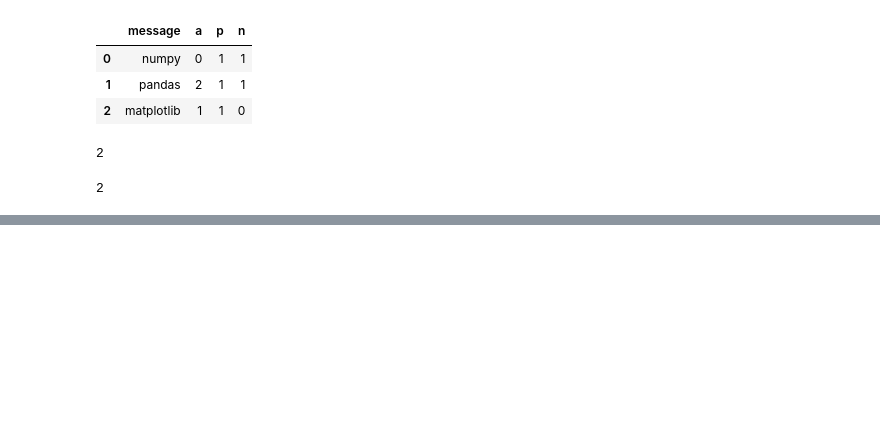
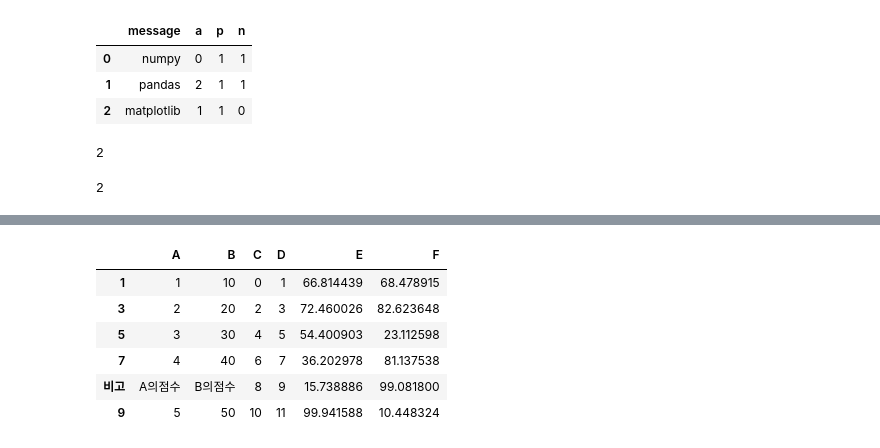
Before and after one commit to freamwork97/TIS, a Jupyter notebook: 판다스연습.ipynb, the cells around one changed output, grey strips where cells are left out. Cells and saved outputs as stored; diff of their text form; code cells hidden in the pictures; blank space fills up the shorter version.

```diff
--- a/판다스연습.ipynb
+++ b/판다스연습.ipynb
@@ -244,0 +784,19 @@ data
+# %%
+a= []
+c=[]
+for i in range(6):
+  b = np.random.random()*100
+  d = np.random.random()*100
+  a.append(b)
+  c.append(d)
+df['E']=a
+df['F']=c
+df
+# %% [output]
+|  | A | B | C | D | E | F |
+| 1 | 1 | 10 | 0 | 1 | 66.814439 | 68.478915 |
+| 3 | 2 | 20 | 2 | 3 | 72.460026 | 82.623648 |
+| 5 | 3 | 30 | 4 | 5 | 54.400903 | 23.112598 |
+| 7 | 4 | 40 | 6 | 7 | 36.202978 | 81.137538 |
+| 비고 | A의점수 | B의점수 | 8 | 9 | 15.738886 | 99.081800 |
+| 9 | 5 | 50 | 10 | 11 | 99.941588 | 10.448324 |
```
Also changed, not shown: parts of 44 cells of this notebook.
